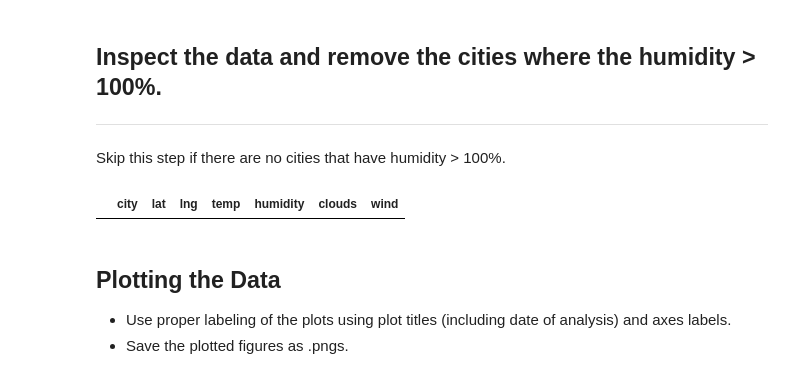
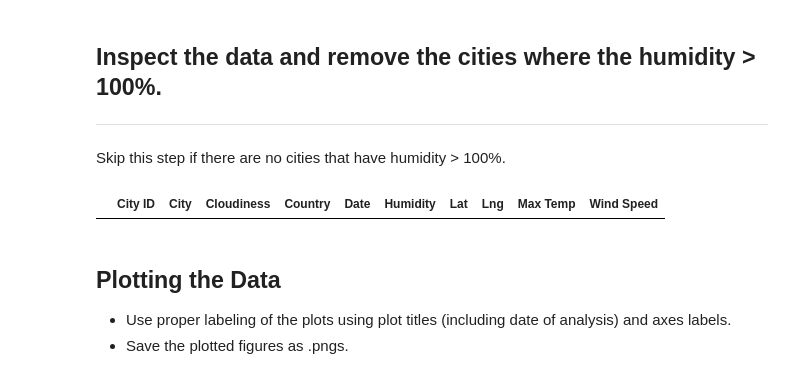
Before and after one commit to yangty152/python-api-challenge, a Jupyter notebook: WeatherPy/WeatherPy.ipynb, the cells around one changed output. Drawn from its saved outputs; the diff is of its cells as text; code cells hidden in the pictures.

```diff
--- a/WeatherPy/WeatherPy.ipynb
+++ b/WeatherPy/WeatherPy.ipynb
@@ -76,7 +54,13 @@ weather_response_json
 ### Perform API Calls
 * Perform a weather check on each city using a series of successive API calls.
 * Include a print log of each city as it'sbeing processed (with the city number and city name).
+# %%
+url = 'http://api.openweathermap.org/data/2.5/weather?q=east london'+'&appid='+weather_api_key
+weather_response = requests.get(url)
+weather_json = weather_response.json()
 # %%
+## City ID isn't assigned yet
+
 lat = []
 lng = []
 temp = []
@@ -85,7 +69,9 @@ clouds = []
 wind = []
 max_temp = []
 cities_ls = []
-
+country = []
+date = []
+cityid = []
 for i in range(len(cities)):
     url = 'http://api.openweathermap.org/data/2.5/weather?q='+cities[i]+'&appid='+weather_api_key
     weather_response = requests.get(url)
@@ -99,20 +85,23 @@ for i in range(len(cities)):
         wind.append(weather_json['wind']['speed'])
         max_temp.append(weather_json['main']['temp_max'])
         cities_ls.append(weather_json['name'])
+        country.append(weather_json['sys']['country'])
+        date.append(weather_json['dt'])
+        cityid.append(i)
         print(f"Processing Record {i} of | {cities[i]}")
     except:
         print("City Data doesn't exist")
 
 weather_dict = {
-    "city": cities_ls,
-    "lat": lat,
-    "lng": lng,
-    "temp": temp,
-    "max_temp": max_temp,
-    "humidity": humidity,
-    "clouds": clouds,
-    "wind":wind
+    "City ID":cityid,
+    "City": cities_ls,
+    "Cloudiness": clouds,
+    "Country": country,
+    "Date": date,
+    "Humidity": humidity,
+    "Lat": lat,
+    "Lng": lng,
+    "Max Temp": max_temp,
+    "Wind Speed":wind
 }
-weather_data = pd.DataFrame(weather_dict)
-weather_data.head()
 # %% [output]
@@ -151,0 +125,5 @@ print(len(cities))
+# %%
+#Date column needs to convert to readable format
+weather_data = pd.DataFrame(weather_dict)
+weather_data['Max Temp'] = (weather_data['Max Temp']-273.15)*9/5+32
+weather_data.head()
@@ -161,10 +146,10 @@ weather_data.to_csv("Output/city_data.csv", index=False, header=True)
 Skip this step if there are no cities that have humidity > 100%.
 # %%
 #  Get the indices of cities that have humidity over 100%.
-weather_humidityover100=weather_data.loc[weather_data['humidity'] >100,:]
+weather_humidityover100=weather_data.loc[weather_data['Humidity'] >100,:]
 weather_humidityover100
 # %% [output]
-|  | city | lat | lng | temp | humidity | clouds | wind |
+|  | City ID | City | Cloudiness | Country | Date | Humidity | Lat | Lng | Max Temp | Wind Speed |
 # %%
 # Make a new DataFrame equal to the city data to drop all humidity outliers by index.
 # Passing "inplace=False" will make a copy of the city_data DataFrame, which we call "clean_city_data".
```
Also changed, not shown: parts of 33 cells of this notebook, 2 other files.
